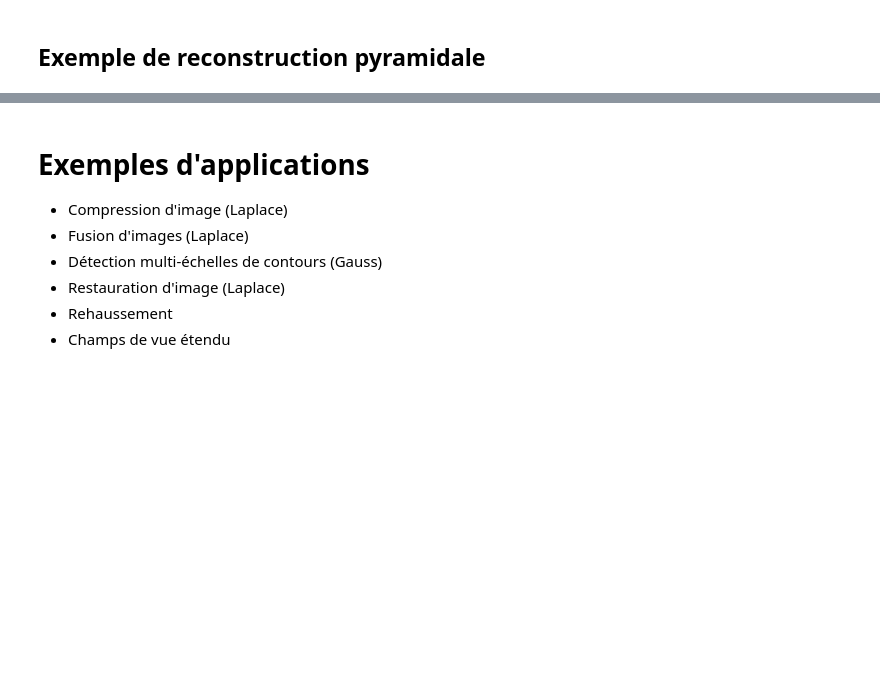
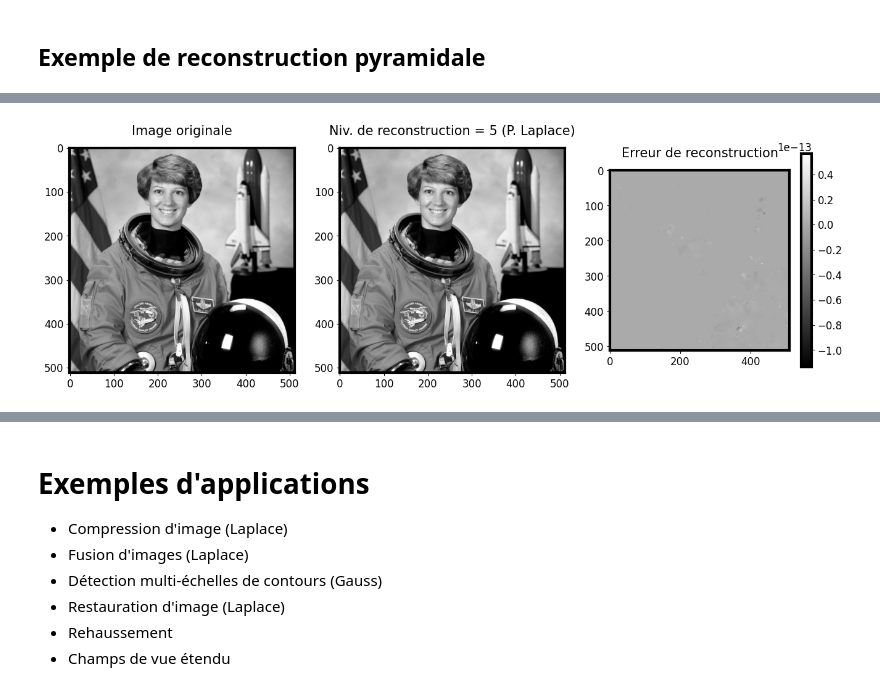
Before and after one commit to evaalonsoortiz/ELE8812-demos, a Jupyter notebook: Demos/Lesson 8/Leçon_8_Demo_AnalysePyramidale.ipynb, the cells around one changed output, grey strips where cells are left out. Saved outputs shown, nothing was run; the diff lists cells and outputs as text; code cells hidden in the pictures; blank space fills up the shorter version.

```diff
--- a/Demos/Lesson 8/Leçon_8_Demo_AnalysePyramidale.ipynb
+++ b/Demos/Lesson 8/Leçon_8_Demo_AnalysePyramidale.ipynb
@@ -211,0 +234,11 @@ def reconstruct_pyramid(pyramid, level):
+# %%
+niveau = 6
+img_r = reconstruct_pyramid(pyramid_laplacian, niveau)
+
+plt.subplot(131); plt.imshow(image); plt.title('Image originale')
+plt.subplot(132); plt.imshow(img_r); plt.title('Niv. de reconstruction = {} (P. Laplace)'.format(niveau-1));
+plt.subplot(133); plt.imshow(image - img_r); plt.colorbar(shrink = 0.5); plt.title('Erreur de reconstruction');
+
+plt.show()
+# %% [output]
+[figure, added]
```
Also changed, not shown: parts of 35 cells of this notebook, 4 other files.
